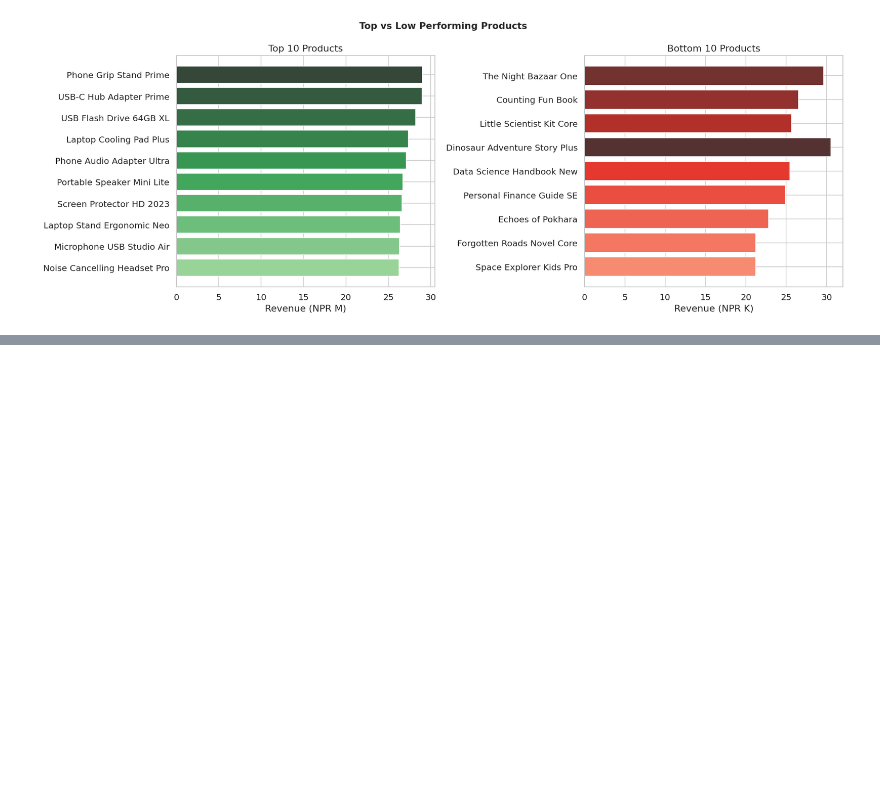
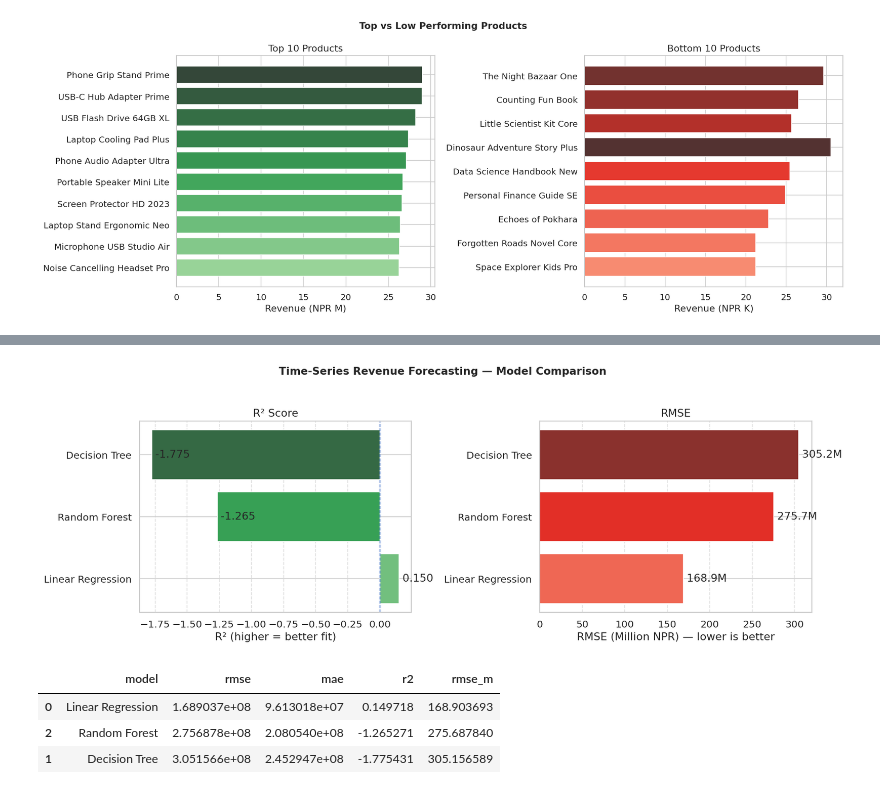
Before and after one commit to Shishir3D/bigdatacw, a Jupyter notebook: sales_analysis.ipynb, the cells around one changed output, grey strips where cells are left out. Drawn from its saved outputs; the diff is of its cells as text; code cells hidden in the pictures; blank space fills up the shorter version.

```diff
--- a/sales_analysis.ipynb
+++ b/sales_analysis.ipynb
@@ -433,0 +457,17 @@ plt.show()
+# %%
+# ── Step 3: convert to Spark for MLlib
+# Spark expects a label column and a features vector
+ts_spark = spark.createDataFrame(ts_df[["t", "lag_1", "lag_2", "lag_3", "revenue"]])
+
+ts_assembler = VectorAssembler(
+    inputCols=["t", "lag_1", "lag_2", "lag_3"],
+    outputCol="features"
+)
+ts_spark = ts_assembler.transform(ts_spark).withColumnRenamed("revenue", "label")
+
+# 80 / 20 chronological split — DO NOT shuffle time-series data
+split_idx = int(len(ts_df) * 0.8)
+train_ts = ts_spark.filter(F.col("t") < split_idx)
+test_ts  = ts_spark.filter(F.col("t") >= split_idx)
+
+print(f"train months: {train_ts.count()}  |  test months: {test_ts.count()}")
@@ -433,0 +503,57 @@ plt.show()
+# %%
+import seaborn as sns
+
+# Prepare data
+res_df = pd.DataFrame([{k: v for k, v in r.items() if k != "fitted"} for r in ts_results])
+res_df = res_df.sort_values("r2", ascending=False)
+
+# Convert RMSE to millions
+res_df["rmse_m"] = res_df["rmse"] / 1e6
+
+# Create figure
+fig, (ax1, ax2) = plt.subplots(1, 2, figsize=(14, 5))
+fig.suptitle("Time-Series Revenue Forecasting — Model Comparison", fontsize=13, fontweight="bold")
+
+# ── R² (horizontal + baseline) ─────────────────────────────
+colors_r2 = sns.color_palette("Greens_d", len(res_df))
+
+b1 = ax1.barh(res_df["model"], res_df["r2"], color=colors_r2)
+ax1.set_xlabel("R² (higher = better fit)")
+ax1.set_title("R² Score")
+
+# Key improvement: baseline at 0
+ax1.axvline(0, linestyle="--", linewidth=1)
+
+# Grid for readability
+ax1.grid(axis="x", linestyle="--", alpha=0.6)
+
+# Labels
+for i, v in enumerate(res_df["r2"]):
+    ax1.text(v, i, f" {v:.3f}", va="center")
+
+# ── RMSE (horizontal) ─────────────────────────────────────
+colors_rmse = sns.color_palette("Reds_d", len(res_df))
+
+b2 = ax2.barh(res_df["model"], res_df["rmse_m"], color=colors_rmse)
+ax2.set_xlabel("RMSE (Million NPR) — lower is better")
+ax2.set_title("RMSE")
+
+ax2.grid(axis="x", linestyle="--", alpha=0.6)
+
+# Labels
+for i, v in enumerate(res_df["rmse_m"]):
+    ax2.text(v, i, f" {v:.1f}M", va="center")
+
+# Layout fix for title
+plt.tight_layout(rect=[0, 0, 1, 0.95])
+
+plt.savefig("forecasting_model_comparison.png", dpi=120, bbox_inches="tight")
+plt.show()
+
+res_df
+# %% [output]
+[figure, added]
+|  | model | rmse | mae | r2 | rmse_m |
+| 0 | Linear Regression | 1.689037e+08 | 9.613018e+07 | 0.149718 | 168.903693 |
+| 2 | Random Forest | 2.756878e+08 | 2.080540e+08 | -1.265271 | 275.687840 |
+| 1 | Decision Tree | 3.051566e+08 | 2.452947e+08 | -1.775431 | 305.156589 |
```
Also changed, not shown: parts of 34 cells of this notebook, 1 other file.
